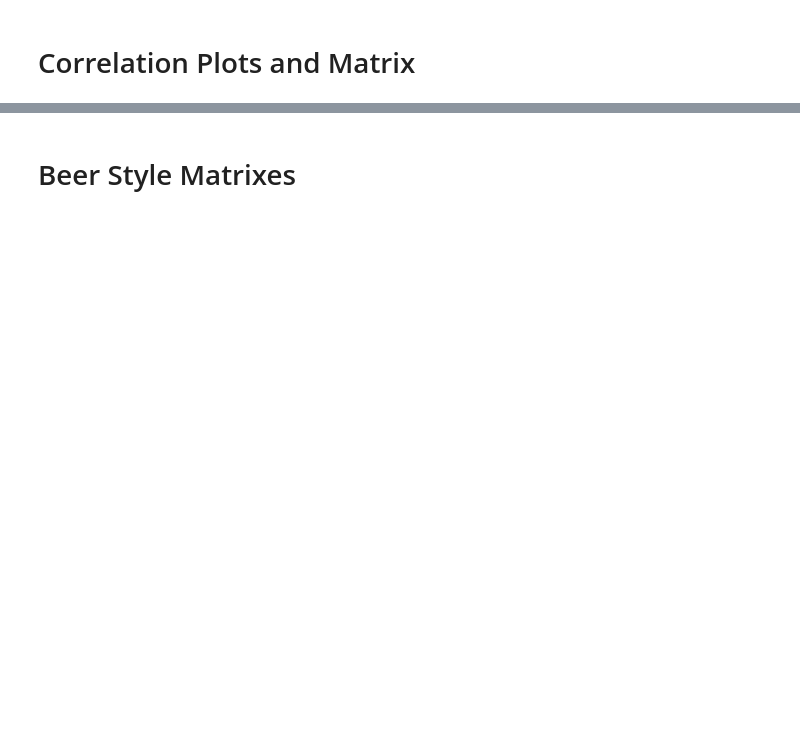
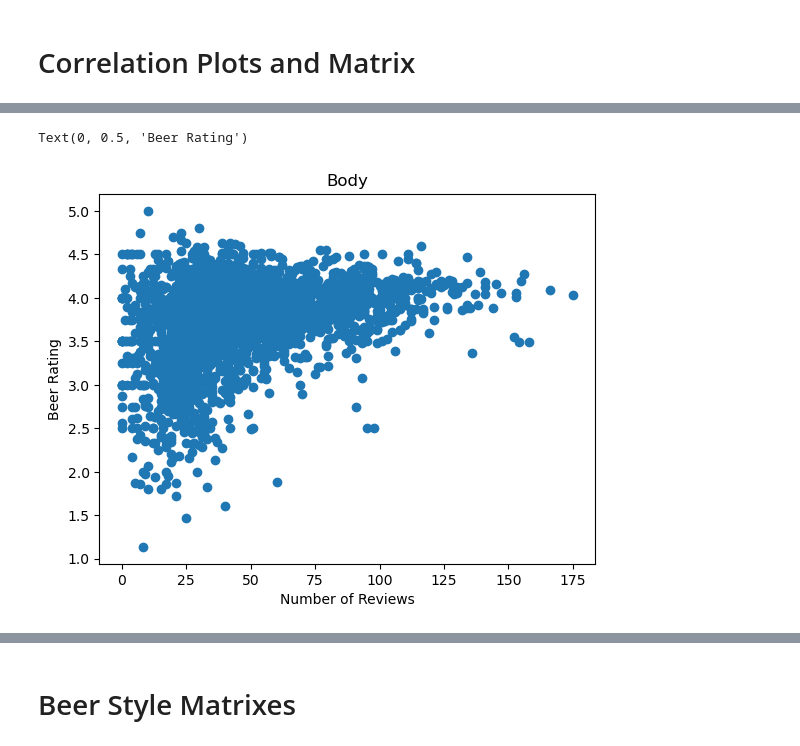
Before and after one commit to sberberian/Beer-Characteristics-Profiling, a Jupyter notebook: Machine_leaning_Beer.ipynb, the cells around one changed output, grey strips where cells are left out. Saved outputs shown, nothing was run; the diff lists cells and outputs as text; code cells hidden in the pictures; blank space fills up the shorter version.

```diff
--- a/Machine_leaning_Beer.ipynb
+++ b/Machine_leaning_Beer.ipynb
@@ -246,6 +266,12 @@ plt.scatter(df['malty'], df['review_overall'])
 # %%
 # Correlation for body and rating
 plt.scatter(df['body'], df['review_overall'])
+plt.title('Body')
+plt.xlabel('Number of Reviews')
+plt.ylabel('Beer Rating')
+# %% [output]
+Text(0, 0.5, 'Beer Rating')
+[figure, added]
 # %%
 # Correlation for ABV and rating
 plt.scatter(df['abv'], df['review_overall'])
```
Also changed, not shown: parts of 20 cells of this notebook, 1 other file.
